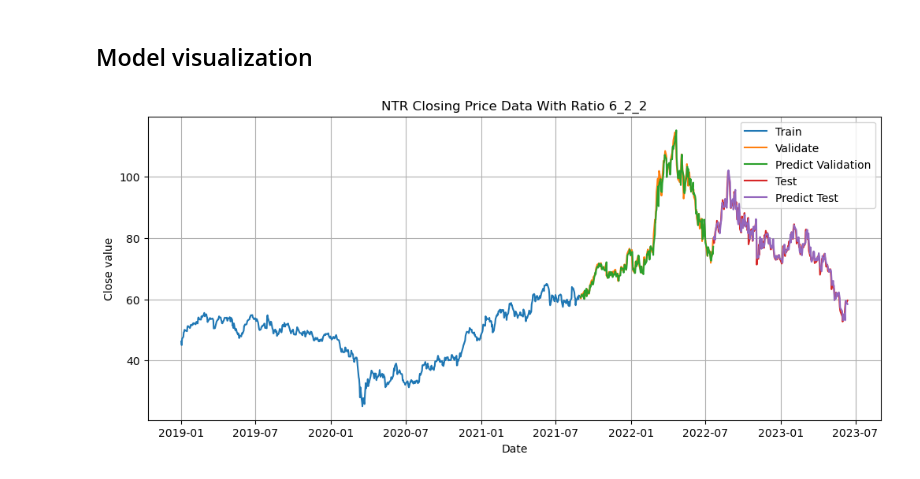
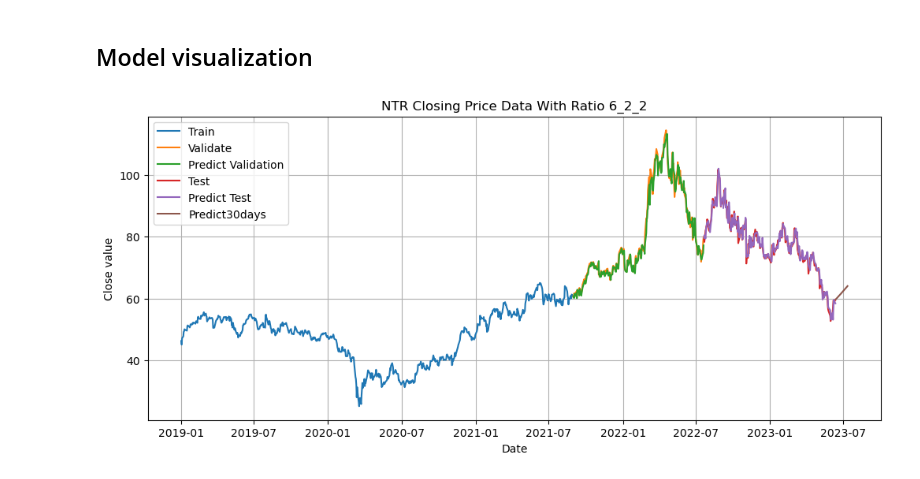
Before and after one commit to mynhungg/IS403.N21.HTTT_Nhom13, a Jupyter notebook: Model/HMM/622/Code/HMM_622_NTR.ipynb, the cells around one changed output. Cells and saved outputs as stored; diff of their text form; code cells hidden in the pictures.

```diff
--- a/Model/HMM/622/Code/HMM_622_NTR.ipynb
+++ b/Model/HMM/622/Code/HMM_622_NTR.ipynb
@@ -274,0 +291,33 @@ MSLE on Validate dataset:  0.0004901125212507799
+# %%
+y_next_30_days = []
+
+# Select the last day of current index
+last_date = df.index[-1]
+
+# Add a new day after the last day
+next_date = last_date + pd.DateOffset(days=1)
+
+# Generate a list of index only starting from the next day in 30 days
+index_next_30_days = pd.date_range(start=next_date, periods=30).tolist()
+
+# Select the close price of last date
+last_sequence_days = test_data.iloc[-1:,3].values.reshape(-1, 1)
+
+for i in tqdm(range(30)):
+    # Calculate start and end indices
+    previous_data_start_index = max(0, i - num_latent_days)
+    previous_data_end_index = max(0, i)
+    # Calculate start and end indices
+    previous_data = extract_features(augment_features(test_data.iloc[previous_data_start_index:previous_data_end_index]))
+
+    outcome_scores = []
+    for outcome in possible_outcomes:
+        # Append each outcome one by one with replacement to see which sequence generates the highest score
+        total_data = np.row_stack((previous_data, outcome))
+        outcome_scores.append(model.score(total_data))
+
+    # Take the most probable outcome as the one with the highest score
+    most_probable_outcome = possible_outcomes[np.argmax(outcome_scores)]
+    y_next_30_days.append(last_sequence_days[0][i] * (1 + most_probable_outcome[0]))
+
+    last_sequence_days = np.concatenate([last_sequence_days[0:, :], y_next_30_days[-1].reshape(1,1)], axis=1)
@@ -277,30 +346,30 @@ MSLE on Validate dataset:  0.0004901125212507799
 # %%
 plt.figure(figsize=(12, 5))
 
 # Train set
 plt.plot(df[:train_size].index, train_data['Close'].values)
 
 # Validation set
 plt.plot(df[train_size : train_size + val_size].index, val_data['Close'].values)
 
 # Predict in validate dataset
 plt.plot(df[train_size : train_size + val_size].index, y_pred_val)
 
 # Test set
 plt.plot(df[train_size + val_size: ].index, test_data['Close'].values)
 
 # Predict in test set
 plt.plot(df[train_size + val_size:].index, y_pred)
 
 # Predict 30 next days
-# plt.plot(index_next_30_days, y_next_30_days)
+plt.plot(index_next_30_days, y_next_30_days)
 
-plt.legend(['Train', 'Validate', 'Predict Validation', 'Test', 'Predict Test'])
+plt.legend(['Train', 'Validate', 'Predict Validation', 'Test', 'Predict Test', 'Predict30days'])
 plt.grid()
 plt.title("NTR Closing Price Data With Ratio 6_2_2")
 plt.xlabel("Date")
 plt.ylabel("Close value")
 plt.savefig('HMM_622_NTR.png')
 plt.show()
 # %% [output]
-[figure, old version]
+[figure, new version]
```
Also changed, not shown: parts of 4 cells of this notebook, 11 other files.
